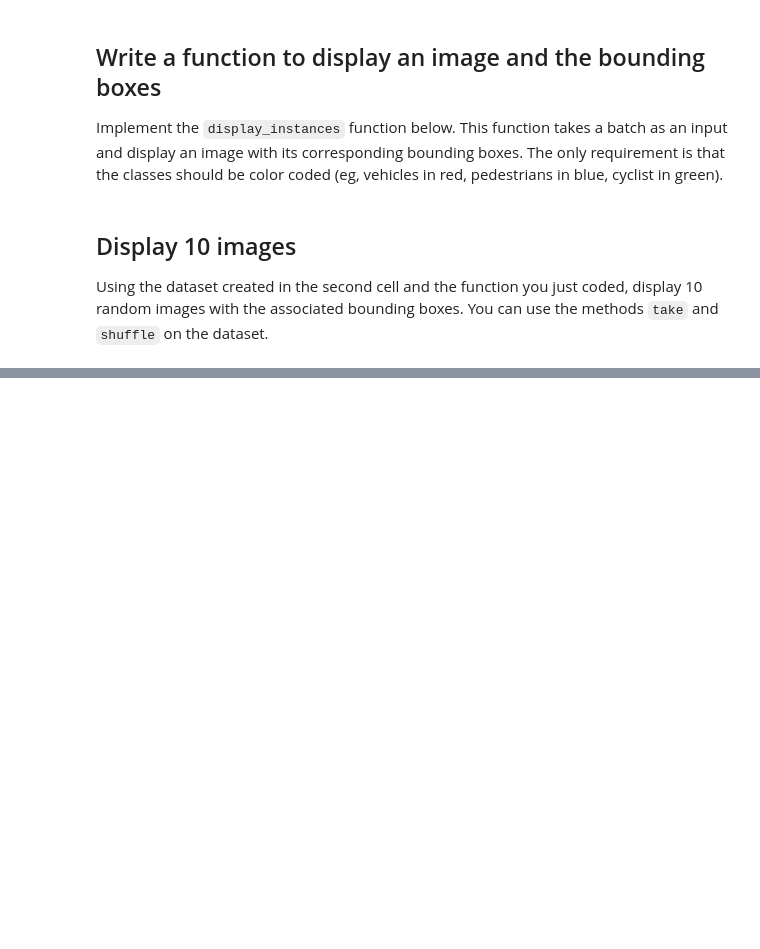
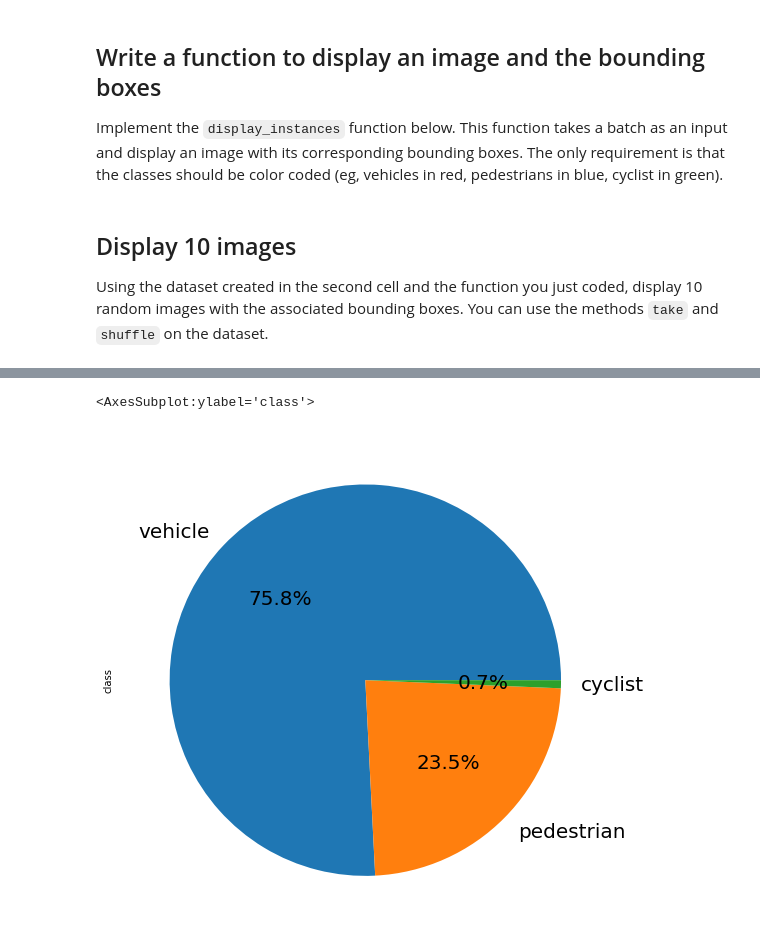
Before and after one commit to nsteve2407/urban-road-osbtacle-detection, a Jupyter notebook: Exploratory Data Analysis.ipynb, the cells around one changed output, grey strips where cells are left out. Cells and saved outputs as stored; diff of their text form; code cells hidden in the pictures; blank space fills up the shorter version.

```diff
--- a/Exploratory Data Analysis.ipynb
+++ b/Exploratory Data Analysis.ipynb
@@ -69,0 +84,17 @@ For example, think about data distribution. So far, you have only looked at a si
+# %%
+labels = []
+for i in range(len(df.groundtruth_boxes)):
+    for j in range(len(df.groundtruth_boxes[i])):
+        x1,y1,x2,y2 = df.groundtruth_boxes[i][j]
+        w,h = x2-x1,y2-y1
+        type = df.groundtruth_classes[i][j]
+        labels.append([x1,y1,x2,y2,w,h,type])
+# %%
+df_labels = pd.DataFrame(labels,columns=['x1','y1','x2','y2','w','h','class'])
+# %%
+df_labels['area']=df_labels['w']*df_labels['h']
+df_labels['aspect_r'] = df_labels['w']/df_labels['h']
+mapping = {1: 'vehicle', 2: 'pedestrian',3:'sign', 4: 'cyclist'}
+# %%
+df_labels.replace({'class':mapping},inplace=True)
+df_labels.head()
@@ -69,0 +108,6 @@ For example, think about data distribution. So far, you have only looked at a si
+# %%
+plt.figure(figsize=(12,9))
+df_labels['class'].value_counts().plot.pie(labels=['vehicle','pedestrian','cyclist'],fontsize='20',autopct='%1.1f%%')
+# %% [output]
+<AxesSubplot:ylabel='class'>
+[figure, added]
```
Also changed, not shown: parts of 22 cells of this notebook, 1 other file.
